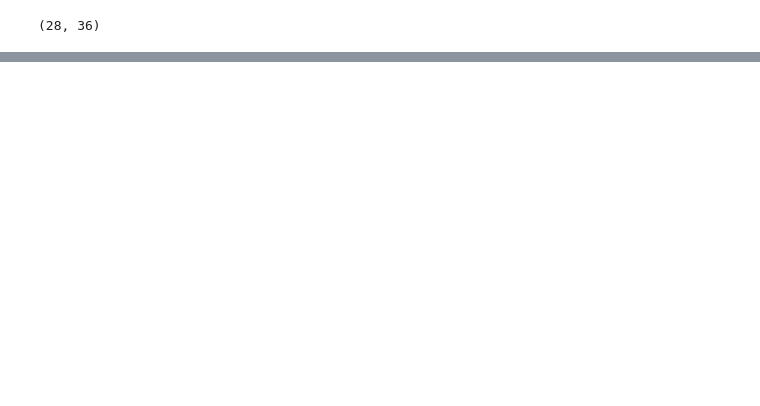
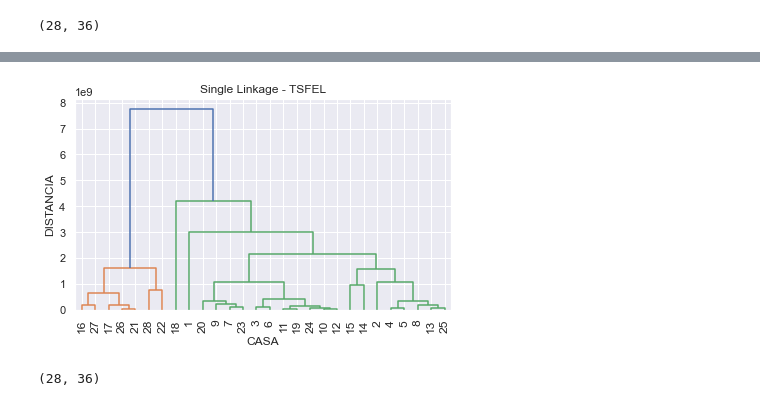
Before and after one commit to roddysilv/CasasInteligentes, a Jupyter notebook: tsfel_agglomerative.ipynb, the cells around one changed output, grey strips where cells are left out. Saved outputs shown, nothing was run; the diff lists cells and outputs as text; code cells hidden in the pictures; blank space fills up the shorter version.

```diff
--- a/tsfel_agglomerative.ipynb
+++ b/tsfel_agglomerative.ipynb
@@ -216,0 +380,5 @@ plt.show()
+# %%
+houseInfo = houseInfo.drop(columns =['HouseType','Facing','Region','FirstReading','LastReading'])
+
+houseInfo = houseInfo.fillna(0)
+houseInfo["Cover"] = houseInfo["Cover"].str.replace(",",".").astype(float)
@@ -216,0 +392,7 @@ plt.show()
+# %%
+df_final = pd.merge(df_pca,houseInfo,left_on='house',right_on='House')
+# %%
+df_final = df_final.set_index('House')
+# %%
+#r2 = df_final['House']
+df_final.drop(['house'], inplace=True, axis=1)
@@ -216,0 +439,12 @@ plt.show()
+# %%
+T = df_final.values
+plt.figure()
+plt.title('Single Linkage - TSFEL')
+plt.xlabel('CASA')
+plt.ylabel('DISTANCIA')
+dendrogram = sch.dendrogram(sch.linkage(T, method='ward'),labels=df_final.index,leaf_rotation=90.,
+    leaf_font_size=12.)
+plt.tight_layout()
+plt.show()
+# %% [output]
+[figure, added]
@@ -216,0 +455,4 @@ plt.show()
+# %%
+T.shape
+# %% [output]
+(28, 36)
```
Also changed, not shown: parts of 56 cells of this notebook.
